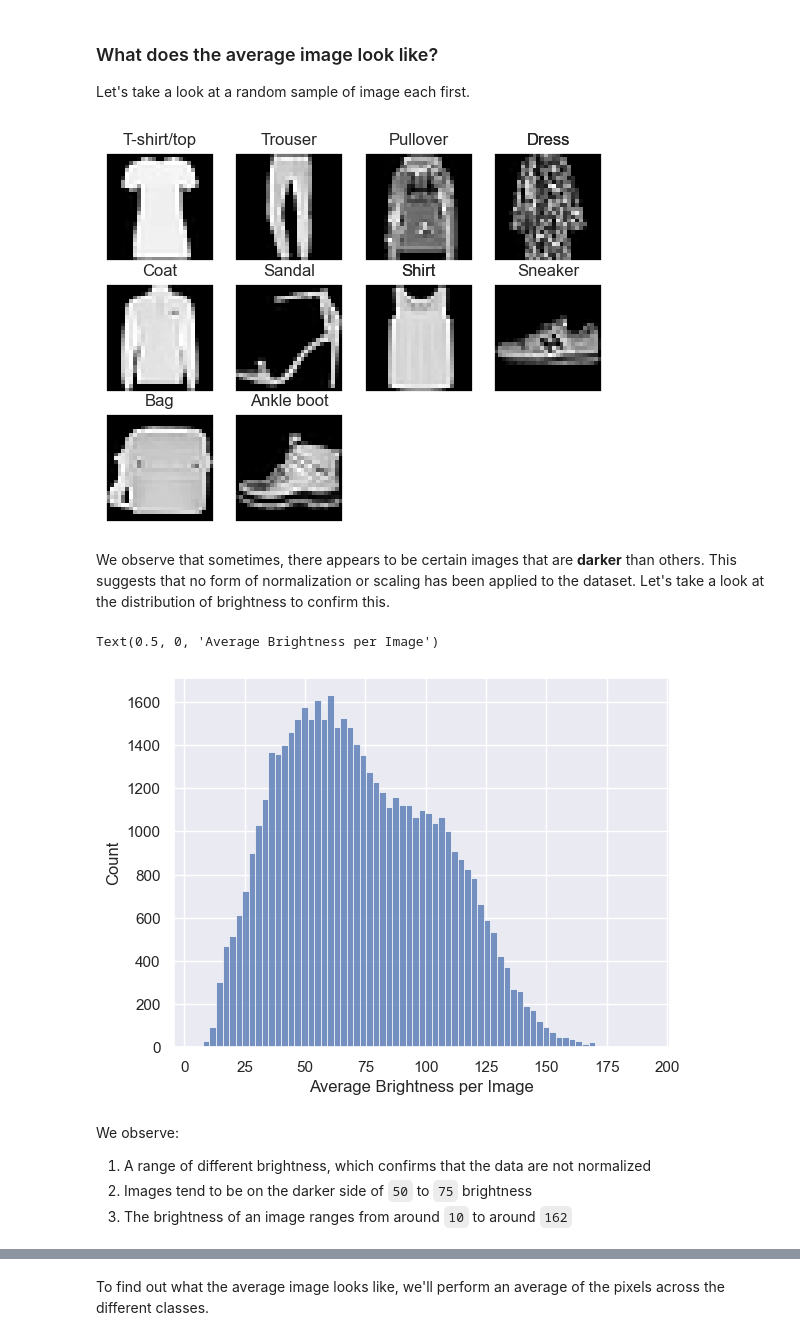
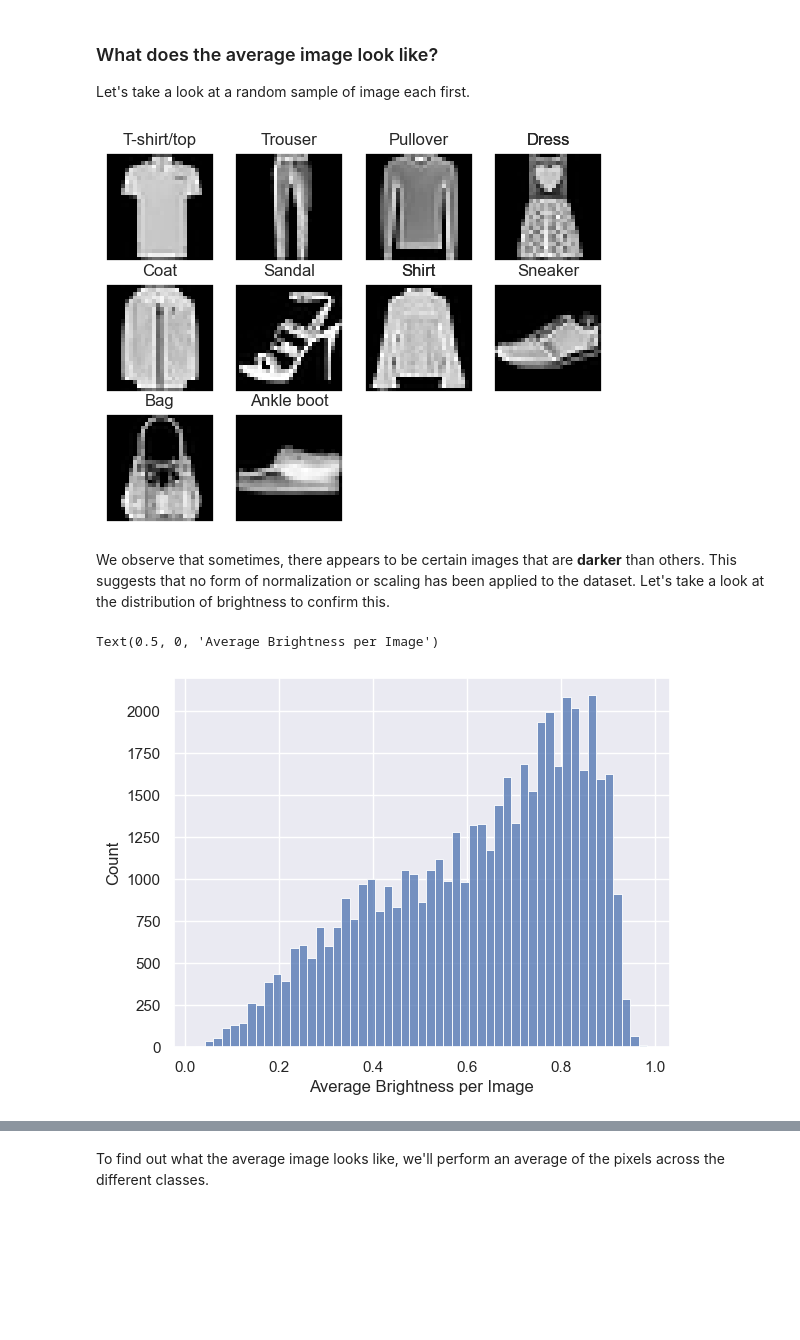
Before and after one commit to kenJPG/Fashion-MNIST, a Jupyter notebook: fashion_mnist.ipynb, the cells around one changed output, grey strips where cells are left out. Saved outputs shown, nothing was run; the diff lists cells and outputs as text; code cells hidden in the pictures; blank space fills up the shorter version.

```diff
--- a/fashion_mnist.ipynb
+++ b/fashion_mnist.ipynb
@@ -48,11 +77,17 @@ def loc_data(data, loc):
 	arr.resize((root, root))
 	return label, arr
 
-def imshow(arr: list, label: list, grayscale=True):
+def imshow(arr: list, label: list = None, grayscale=True, figsize=None):
+	if label == None:
+		label = [''] * len(arr)
+
 	height = int(len(arr) ** 0.5)
 	width = math.ceil(len(arr) / height)
 
-	fig = plt.figure()
+	if figsize == None:
+		fig = plt.figure()
+	else:
+		fig = plt.figure(figsize=figsize)
 	for i in range(height):
 		for j in range(width):
 			ax = fig.add_subplot(height, width, i * height + j + 1)
@@ -62,8 +97,18 @@ def imshow(arr: list, label: list, grayscale=True):
 			ax.imshow(arr[i * height + j], cmap='gray' if grayscale else '')
 			ax.set_title(label[i * height + j])
 
-def flip_img(arr):
-	return np.flip(arr, 1)
+def df_to_tensor(df, shape = (28, 28)):
+	return torch.tensor(df.values.reshape((-1, *shape)), dtype=torch.float32)
+
+def preprocess(df):
+	return df.applymap(lambda x: x / 255)
+
+def mse(t1, t2, shape=(28, 28)):
+	loss = nn.MSELoss(reduction='none')
+	loss_result = torch.sum(loss(t1, t2), dim=2)
+	loss_result = torch.sum(loss_result, dim=2)
+	loss_result = loss_result / np.prod([*shape])
+	return loss_result
 # %% [markdown]
 ## Dataset
 Let's take a look at the dataset. This dataset was retrieved from the original Fashion MNIST dataset found at <a href="https://arxiv.org/pdf/1708.07747v2.pdf">Paper Link</a>.
@@ -147,3 +195,5 @@ We observe that the dataset seems to be properly cleaned, thus can proceed knowi
+# %%
+train[train.columns[train.columns != 'label']] = preprocess(train[train.columns[train.columns != 'label']])
 # %% [markdown]
 ## Exploratory Data Analysis
 In the EDA, we'll be attempting to complete the following set of objectives:
@@ -208,21 +258,16 @@ for i in range(10):
 
 imshow(images, titles)
 # %% [output]
-[figure, old version]
+[figure, new version]
 # %% [markdown]
 We observe that sometimes, there appears to be certain images that are <strong>darker</strong> than others. This suggests that no form of normalization or scaling has been applied to the dataset. Let's take a look at the distribution of brightness to confirm this.
 # %%
 fig = plt.figure()
 ax = fig.subplots()
-sns.histplot(X_train.apply(lambda x: x.mean(), axis=1).values, ax=ax)
+
+# Note: we want to IGNORE the background of black, filtering by using x != 0
+sns.histplot(X_train.apply(lambda x: x[x != 0].mean(), axis=1).values, ax=ax)
 ax.set_xlabel('Average Brightness per Image')
 # %% [output]
 Text(0.5, 0, 'Average Brightness per Image')
-[figure, old version]
+[figure, new version]
-# %% [markdown]
-We observe:
-<ol>
-	<li>A range of different brightness, which confirms that the data are not normalized</li>
-	<li>Images tend to be on the darker side of <code>50</code> to <code>75</code> brightness</li>
-	<li>The brightness of an image ranges from around <code>10</code> to around <code>162</code></li>
-</ol>
```
Also changed, not shown: parts of 44 cells of this notebook.
